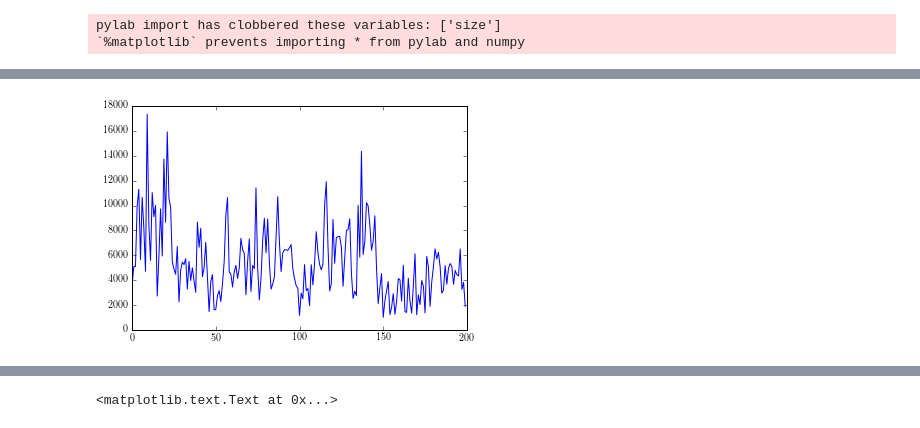
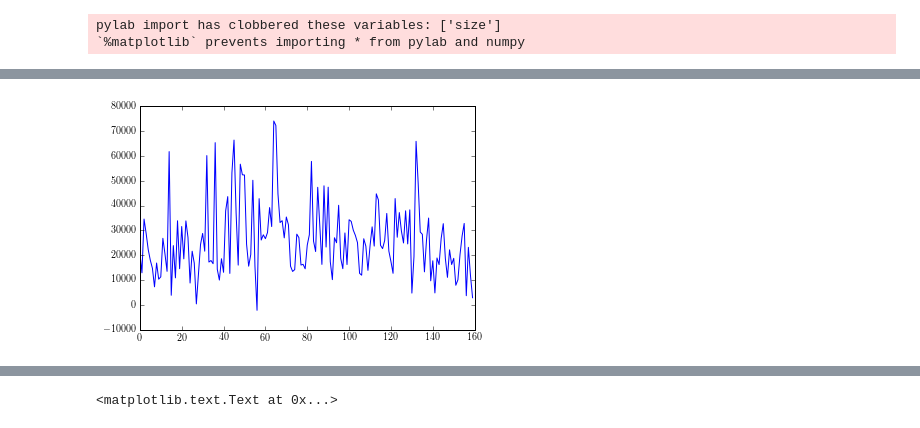
Before and after one commit to xiaozhengxu/scint_analysis, a Jupyter notebook: EVN_crab/Get Corde's plot.ipynb, the cells around one changed output, grey strips where cells are left out. Cells and saved outputs as stored; diff of their text form; code cells hidden in the pictures.

Commit message:
Generated a new corde's plot

```diff
--- a/EVN_crab/Get Corde's plot.ipynb
+++ b/EVN_crab/Get Corde's plot.ipynb
@@ -43,48 +70,46 @@ def get_SN(outputsumfreq):
     sigs_noise = (outputsumfreq-noise_mean)/noise_std
     return sigs_noise
 
+lower = 130
+upper = 450
 def process_freq_spec(gp1,nchan,draw=0):
     '''function takes a continuous frequency spectrum and cuts it into 8 bands,
     then stitch the 8 bands together to compute a correlation coefficient.
     function also plots the frequency spectrum if draw = 1'''
-    gp1_stitched=gp1[int(50./512*nchan):int(460./512*nchan)]
-    for j in range(7):gp1_stitched=np.concatenate((gp1_stitched,gp1[(j+1)*(nchan+1)+int(50./512*nchan):(j+1)*(nchan+1)+int(460./512*nchan)]),0)
-    if draw:
-        figure()
-        plot(gp1_stitched)
-
+    gp1_8=np.array([gp1[int(lower/512.*nchan):int(upper/512.*nchan)]])
+    for j in range(7):gp1_8=np.append(gp1_8,np.array([gp1[(j+1)*(nchan+1)+int(lower/512.*nchan):(j+1)*(nchan+1)+int(upper/512.*nchan)]]),0)
     if nchan == 512:
         new1 = np.zeros((8,25))
         for i in range(8):
             for j in range(25):
                 new1[i,j] = average(gp1_8[i,j*N:(j+1)*N])
-        return new1,gp1_8
-    return gp1_stitched
+        if draw:
+            figure()
+            plot(new1.ravel())
+        return new1.ravel(),gp1_8.ravel()
+    else:
+        if draw:
+            figure()
+            plot(gp1_8.ravel())
+        return gp1_8.ravel(),0
 
-def load_gp(time_string,telescope,nchan,draw = 0):
+def load_gp(time_string,nchan,draw = 0):
     '''Takes in a time string, a string indicating whcih telescope to use, and an interger of nchan'''
 #     output = np.load('./GPs/p{}.npy'.format(time_string))
-    gp1 = np.load('/mnt/raid-cita/ramain/GPs/GP{}/p{}.npy'.format(telescope,time_string))
+    output = np.load('/mnt/raid-cita/xzxu/GPs/GPp1-{}/p{}.npy'.format(nchan,time_string))
 
-    gp1t = np.fft.irfft(gp1,axis=1)
-    gp1s = gp1t.reshape(-1,2*nchan,16)
-    gp1s = np.fft.rfft(gp1s,axis=1)
-    dchan = gp1s
-    dR = np.concatenate((dchan[:,::-1,8], dchan[...,0], dchan[:,::-1,10], dchan[...,2], dchan[:,::-1,12], dchan[...,4], dchan[:,::-1,14], dchan[...,6]), axis=1)
-    dL = np.concatenate((dchan[:,::-1,9], dchan[...,1], dchan[:,::-1,11], dchan[...,3], dchan[:,::-1,13], dchan[...,5], dchan[:,::-1,15], dchan[...,7]), axis=1)
-    output = (abs(dR)**2 + abs(dL)**2).T
-
-    outputsumfreq = output.sum(0) #dedispersed
+    outputsumfreq = output.sum(0)
     #computes signal to noise after summing all the frequencies
     sigs_noise = get_SN(outputsumfreq)
 
     peak_time = np.argmax(sigs_noise)
     S_N = outputsumfreq[peak_time]/np.mean(outputsumfreq[:5])
 
+
     if nchan ==512:
         background_std = []
         for j in range(8):
-            background_std.append(output[j*(nchan+1)+40./512*nchan:j*(nchan+1)+465./512*nchan,:peak_time-3].std())
+            background_std.append(output[j*(nchan+1)+lower/512.*nchan:j*(nchan+1)+upper/512.*nchan,:peak_time-3].std())
         output_pulse = output[:,peak_time]
 #         print 'std2 =',background_std2
         background_freq = output[:,peak_time-3]
@@ -97,20 +122,21 @@ def load_gp(time_string,telescope,nchan,draw = 0):
         output_pulse = (output[:,sn_sorted[-1]]+output[:,sn_sorted[-2]])/2
         background_std = []
         for j in range(8):
-            background_std.append(background_freq[j*(nchan+1)+40./512*nchan:j*(nchan+1)+465./512*nchan].std())
+            background_std.append(background_freq[j*(nchan+1)+lower/512.*nchan:j*(nchan+1)+upper/512.*nchan].std())
 
     if nchan ==32:
         sn_sorted = np.argsort(sigs_noise)
-        background_1= np.concatenate([np.array([output[:,sn_sorted[-k]]]) for k in range(51,58)],axis = 0).mean(0)
-        output_pulse = np.concatenate([np.array([output[:,sn_sorted[-k]]]) for k in range(1,8)],axis = 0).mean(0)
+#         background_freq = np.concatenate([np.array([output[:,sn_sorted[-k]]]) for k in range(50,55)],axis = 0).sum(0)
+        background_freq = output[:,31:35].sum(1)
+        output_pulse = np.concatenate([np.array([output[:,sn_sorted[-k]]]) for k in range(1,5)],axis = 0).sum(0)
 #         background_1 = output[:,sn_sorted[-51]]
 #         output_pulse = output[:,sn_sorted[-1]]
-        background_std = []
-        for j in range(8):
-            background_std.append(background_1[j*(nchan+1)+40./512*nchan:j*(nchan+1)+465./512*nchan].std())
-        background_std = np.std(background_1)
-        background_freq = background_1
-
+        background_c = background_freq[int(lower/512.*nchan):int(upper/512.*nchan)]
+        for j in range(1,8):
+            background_c = np.concatenate((background_c,background_freq[int(j*(nchan+1)+lower/512.*nchan):int(j*(nchan+1)+upper/512.*nchan)]),axis = 0)
+        background_std = np.std(background_c.ravel())
+#         figure()
+#         plot(background_c.ravel())
 
     if nchan ==16:
         sn_sorted = np.argsort(sigs_noise)
@@ -138,26 +164,16 @@ def load_gp(time_string,telescope,nchan,draw = 0):
 
 
 nchan = 32
-tele1 = 'jb'
-tele2 = 'ef'
-time_string1 = '2015-10-19T00:17:47.415' # S/N = 89!, main pulse
-time_string2 = '2015-10-19T02:35:26.143' # S/N = 43, main pulse
-time_string3 = '2015-10-19T02:06:52.280' #S/N = 7.9, inter pulse
-time_string4 = '2015-10-19T02:06:58.031' #S/N = 9.6, main pulse
-time_string5 = '2015-10-19T00:55:15.557' #S/N = 8.33, main pulse
-time_string6 = '2015-10-19T00:55:49.673' #S/N = 8.55, main pulse
-time_string7 = '2015-10-19T01:29:52.509' #S/N = 8.44, main pulse
-time_string8 = '2015-10-19T01:55:06.340' #S/N = 8.66, main pulse
-time_string9 = '2015-10-19T02:13:46.551' #S/N = 9.56, main pulse
-time_string10 = '2015-10-19T02:36:11.418'#S/N = 8.41, main pulse
 
+N = 16
 time_string = time_string10
-fs1,bgstd1,os1,sn1 = load_gp(time_string2,tele1,nchan)
-fs2,bgstd2,os2,sn2 = load_gp(time_string2,tele2,nchan)
+fs1,bgstd1,os1,sn1 = load_gp(time_string10,nchan)
+fs2,bgstd2,os2,sn2 = load_gp(time_string20,nchan)
 
 figure()
 plot(os1)
-xlim(100,150)
-fgp1 = process_freq_spec(fs1,nchan,draw = 1)
-fgp2 = process_freq_spec(fs2,nchan,draw = 1)
+# xlim(100,150)
+print sn1
+fgp1n,fgp1 = process_freq_spec(fs1,nchan,draw = 1)
+fgp2n,fgp2 = process_freq_spec(fs2,nchan,draw = 1)
 # %% [output]
@@ -165 +182 @@ fgp2 = process_freq_spec(fs2,nchan,draw = 1)
-[figure, old version]
+[figure, new version]
```
Also changed, not shown: parts of 16 cells of this notebook, 24 other files.
